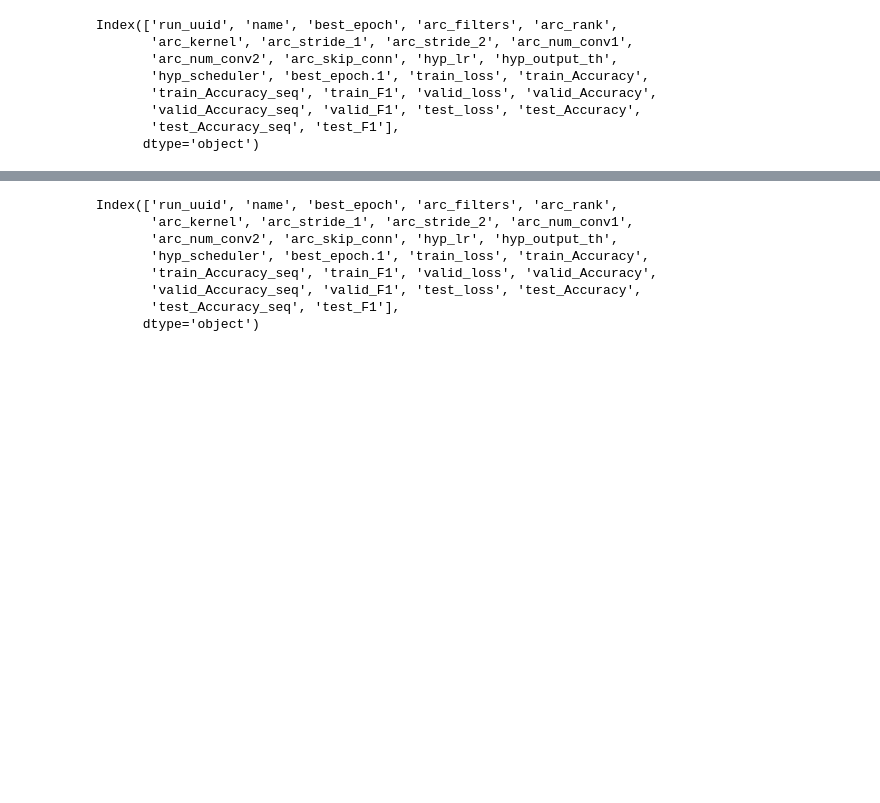
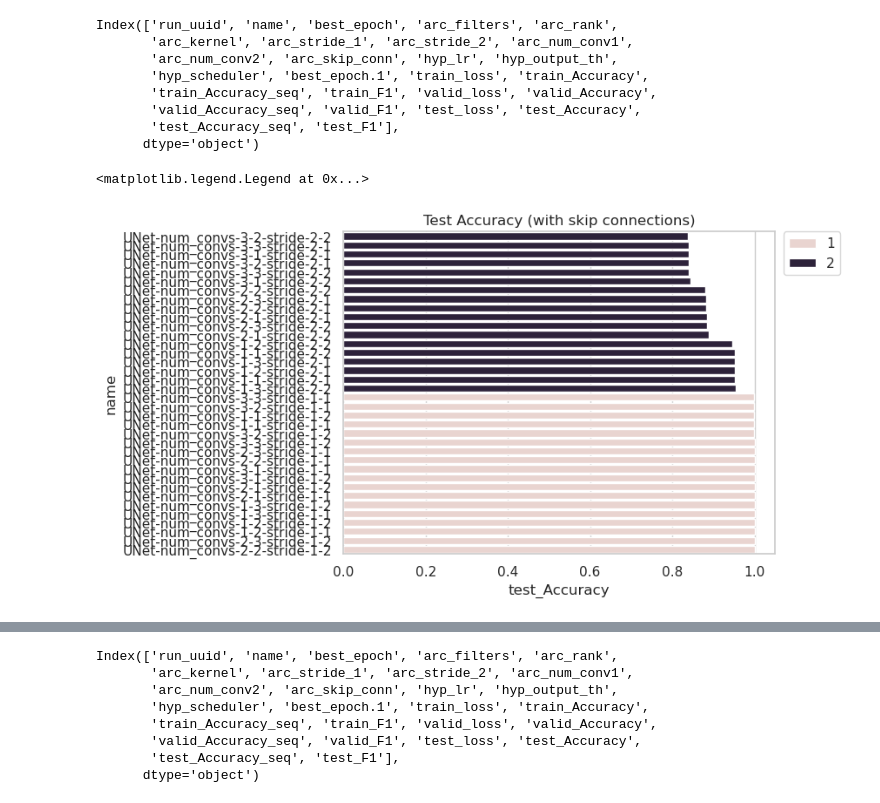
Before and after one commit to Gisch97/RNA-analysis, a Jupyter notebook: AEseq2seq/notebooks/Unet_convolution_layers.ipynb, the cells around one changed output, grey strips where cells are left out. Drawn from its saved outputs; the diff is of its cells as text; code cells hidden in the pictures; blank space fills up the shorter version.

```diff
--- a/AEseq2seq/notebooks/Unet_convolution_layers.ipynb
+++ b/AEseq2seq/notebooks/Unet_convolution_layers.ipynb
@@ -19,0 +27,7 @@ Index(['run_uuid', 'name', 'best_epoch', 'arc_filters', 'arc_rank',
+# %%
+g = sns.barplot(data=data_skips.sort_values(by=['test_Accuracy']), x='test_Accuracy', y='name', hue='arc_stride_1')
+g.set_title('Test Accuracy (with skip connections)')
+g.legend(bbox_to_anchor=(1.02, 1), loc=2, borderaxespad=0.)
+# %% [output]
+<matplotlib.legend.Legend at 0x...>
+[figure, added]
```
Also changed, not shown: parts of 13 cells of this notebook, 2 other files.
